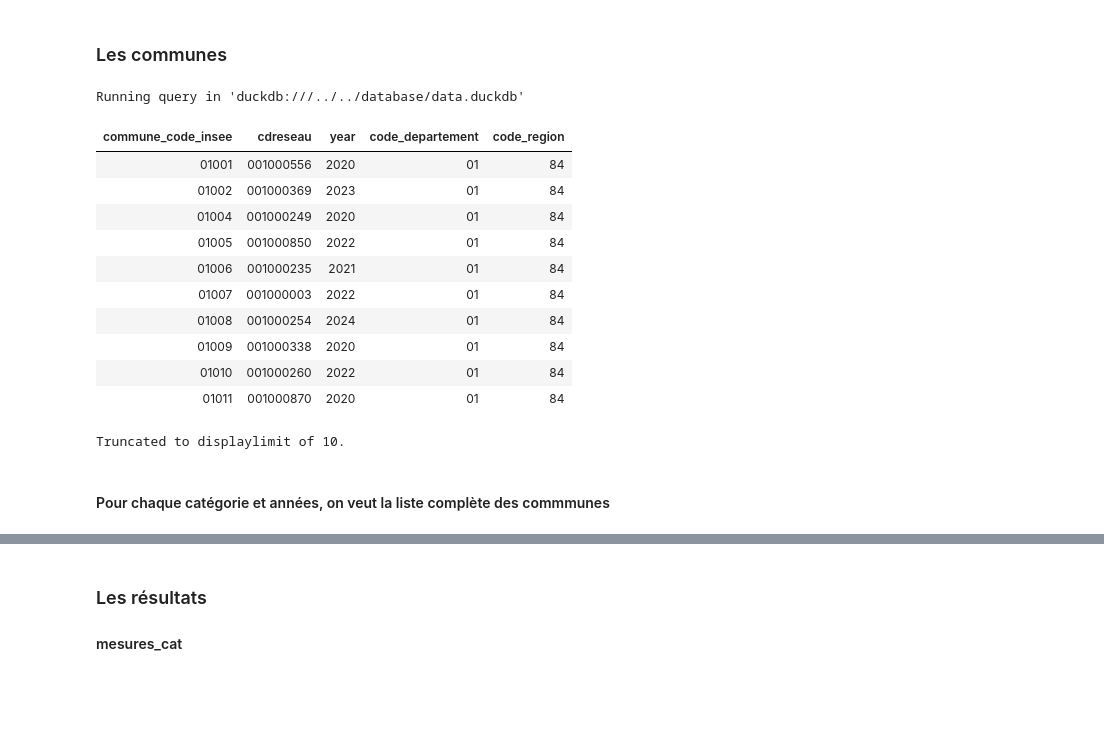
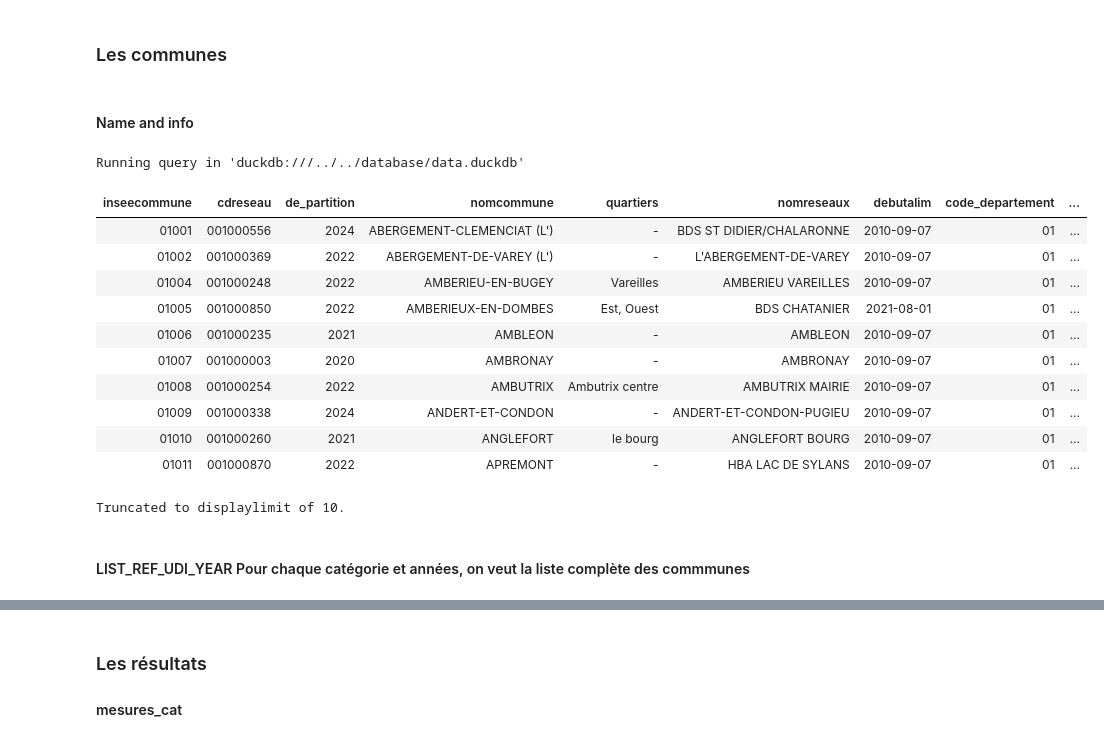
Before and after one commit to dataforgoodfr/13_pollution_eau, a Jupyter notebook: analytics/notebooks/cvm_calcul_conformite_par_commune-MAJ.ipynb, the cells around one changed output, grey strips where cells are left out. Saved outputs shown, nothing was run; the diff lists cells and outputs as text; code cells hidden in the pictures; blank space fills up the shorter version.

```diff
--- a/analytics/notebooks/cvm_calcul_conformite_par_commune-MAJ.ipynb
+++ b/analytics/notebooks/cvm_calcul_conformite_par_commune-MAJ.ipynb
@@ -17,56 +17,66 @@ The 'toml' package isn't installed. To load settings from pyproject.toml or ~/.j
 Connecting to 'duckdb:///../../database/data.duckdb'
 # %% [markdown]
 ### Les communes
+# %% [markdown]
+#### Name and info
 # %%
-%%sql
+%%sql --save int_edc__commune_udi
 WITH
 udi AS (
     SELECT
-      de_partition AS year,
-      inseecommune AS commune_code_insee,
-      cdreseau,
+        inseecommune,
+        cdreseau,
+        de_partition,
+        -- Prenons toujours le même nom de commune pour une inseecommune donnée
+        MIN(nomcommune) AS nomcommune,
+        -- Agréger les différentes valeurs de quartier en une liste sans doublons
+        STRING_AGG(DISTINCT quartier, ', ') FILTER (WHERE quartier IS NOT NULL AND quartier != '') AS quartiers,
+        -- Agréger les différentes valeurs de nomreseau en une liste sans doublons
+        STRING_AGG(DISTINCT nomreseau, ', ') FILTER (WHERE nomreseau IS NOT NULL AND nomreseau != '') AS nomreseaux,
+        -- Prendre la première date de début d'alimentation
+        MIN(debutalim) AS debutalim
     FROM
-      edc_communes
+       edc_communes
     GROUP BY
-    1,2,3
+        inseecommune,
+        cdreseau,
+        de_partition
 ),
 
 cog AS (
     SELECT
       DEP AS code_departement,
       REG AS code_region,
       COM AS commune_code_insee,
     FROM
       cog_communes
 )
     SELECT
-      udi.commune_code_insee ,
-      udi.cdreseau,
-      udi.year,
+      udi.*,
       cog.code_departement,
       cog.code_region
     FROM
       udi
     LEFT JOIN
       cog
     ON
-      udi.commune_code_insee = cog.commune_code_insee
+      udi.inseecommune = cog.commune_code_insee
 # %% [output]
 Running query in 'duckdb:///../../database/data.duckdb'
-| commune_code_insee | cdreseau | year | code_departement | code_region |
-| 01001 | 001000556 | 2020 | 01 | 84 |
-| 01002 | 001000369 | 2023 | 01 | 84 |
-| 01004 | 001000249 | 2020 | 01 | 84 |
-| 01005 | 001000850 | 2022 | 01 | 84 |
-| 01006 | 001000235 | 2021 | 01 | 84 |
-| 01007 | 001000003 | 2022 | 01 | 84 |
-| 01008 | 001000254 | 2024 | 01 | 84 |
-| 01009 | 001000338 | 2020 | 01 | 84 |
-| 01010 | 001000260 | 2022 | 01 | 84 |
-| 01011 | 001000870 | 2020 | 01 | 84 |
+| inseecommune | cdreseau | de_partition | nomcommune | quartiers | nomreseaux | debutalim | code_departement | ... |
+| 01001 | 001000556 | 2024 | ABERGEMENT-CLEMENCIAT (L') | - | BDS ST DIDIER/CHALARONNE | 2010-09-07 | 01 | ... |
+| 01002 | 001000369 | 2022 | ABERGEMENT-DE-VAREY (L') | - | L'ABERGEMENT-DE-VAREY | 2010-09-07 | 01 | ... |
+| 01004 | 001000248 | 2022 | AMBERIEU-EN-BUGEY | Vareilles | AMBERIEU VAREILLES | 2010-09-07 | 01 | ... |
+| 01005 | 001000850 | 2022 | AMBERIEUX-EN-DOMBES | Est, Ouest | BDS CHATANIER | 2021-08-01 | 01 | ... |
+| 01006 | 001000235 | 2021 | AMBLEON | - | AMBLEON | 2010-09-07 | 01 | ... |
+| 01007 | 001000003 | 2020 | AMBRONAY | - | AMBRONAY | 2010-09-07 | 01 | ... |
+| 01008 | 001000254 | 2022 | AMBUTRIX | Ambutrix centre | AMBUTRIX MAIRIE | 2010-09-07 | 01 | ... |
+| 01009 | 001000338 | 2024 | ANDERT-ET-CONDON | - | ANDERT-ET-CONDON-PUGIEU | 2010-09-07 | 01 | ... |
+| 01010 | 001000260 | 2021 | ANGLEFORT | le bourg | ANGLEFORT BOURG | 2010-09-07 | 01 | ... |
+| 01011 | 001000870 | 2022 | APREMONT | - | HBA LAC DE SYLANS | 2010-09-07 | 01 | ... |
 Truncated to displaylimit of 10.
 # %% [markdown]
-#### Pour chaque catégorie et années, on veut la liste complète des commmunes
+#### LIST_REF_UDI_YEAR Pour chaque catégorie et années, on veut la liste complète des commmunes
 # %%
 %%sql
 WITH
```
Also changed, not shown: parts of 16 cells of this notebook.
